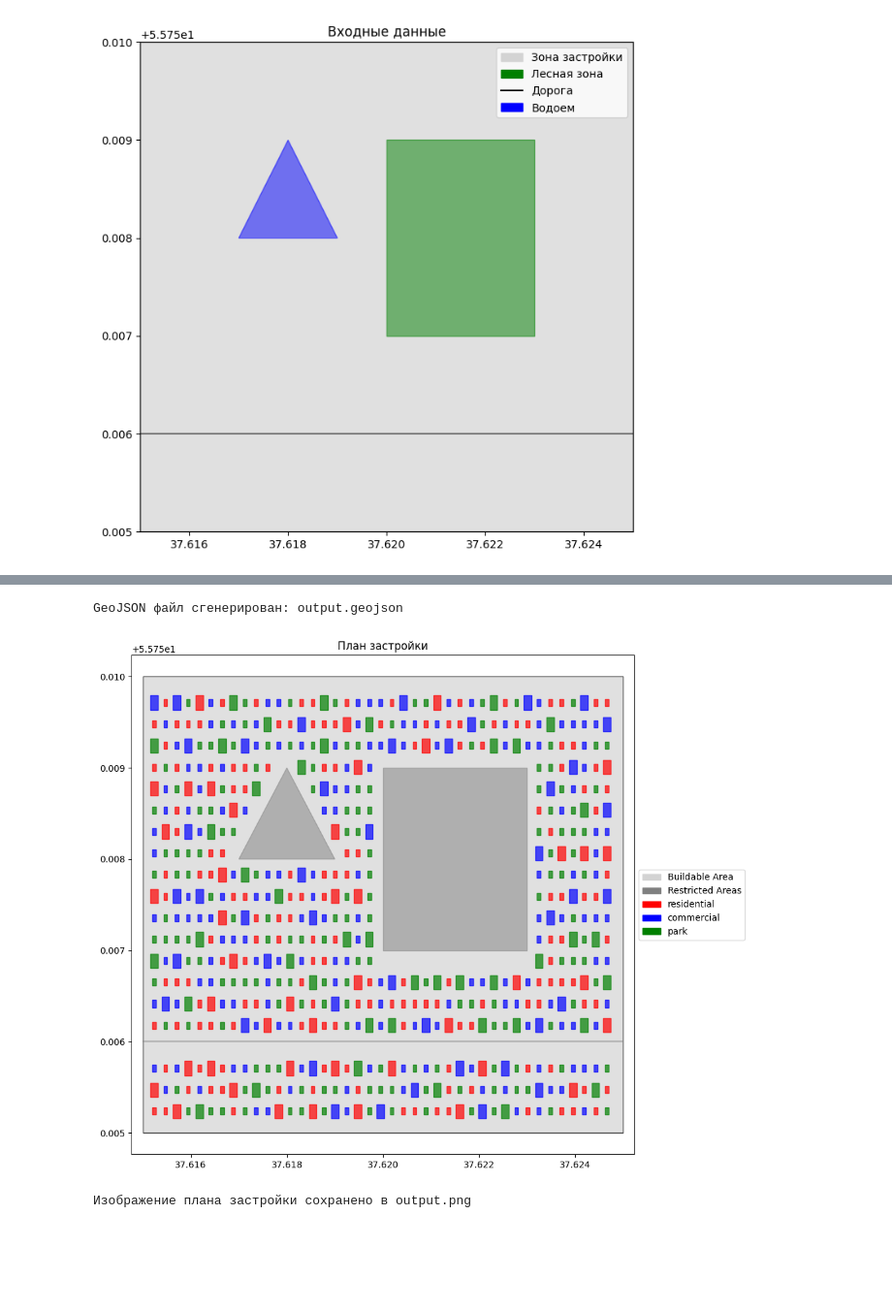
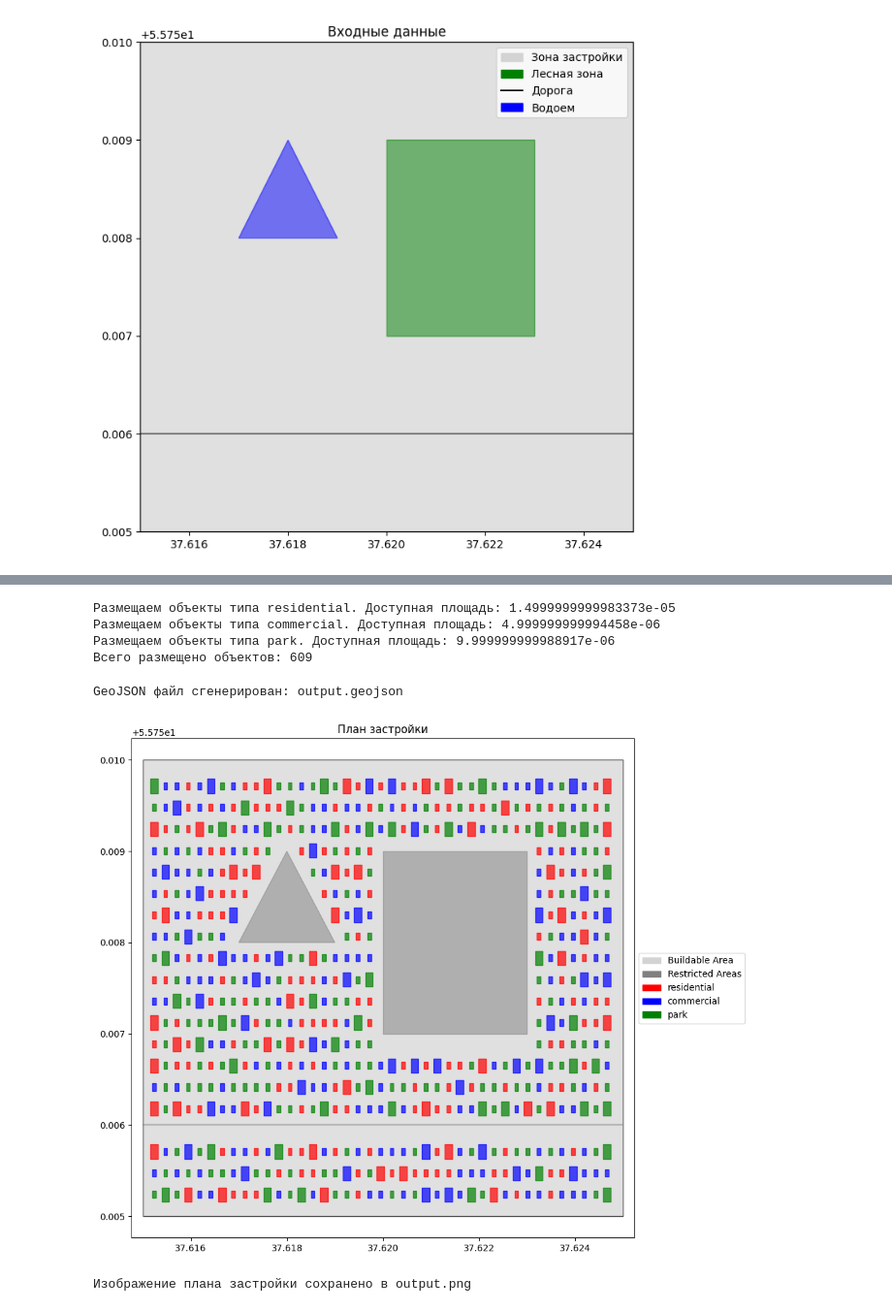
Before and after one commit to AirVetra/urban, a Jupyter notebook: urban.ipynb, the cells around one changed output, grey strips where cells are left out. Shown: that part at 97% size. Drawn from its saved outputs; the diff is of its cells as text; code cells hidden in the pictures; blank space fills up the shorter version.

Commit message:
added objects parameters

```diff
--- a/urban.ipynb
+++ b/urban.ipynb
@@ -172 +160,22 @@ for obj_type, params in object_types.items():
+# %%
+# --- Создание сетки ---
+
+# Границы зоны застройки
+min_x, min_y, max_x, max_y = buildable_area.bounds
+
+# Шаг сетки (Берем максимальный из всех минимальных)
+grid_step = max([params["min_distance_deg"] for params in object_types_params.values()]) # object_types_params
+
+# Создание сетки точек
+grid_points = []
+x_coords = np.arange(min_x, max_x, grid_step)
+y_coords = np.arange(min_y, max_y, grid_step)
+
+for x in x_coords:
+    for y in y_coords:
+        point = shapely.geometry.Point(x, y)
+        grid_points.append(point)
+
+# Преобразование списка точек в GeoSeries
+grid_points = gpd.GeoSeries(grid_points)
 # %%
@@ -256,10 +202,53 @@ print(f"Всего размещено объектов: {len(placed_objects)}")
+# %%
+# --- Размещение объектов (Жадный алгоритм) ---
+
+placed_objects = []  #  Список для хранения ВСЕХ размещенных объектов
+available_area_total = buildable_area.area #Общая доступная площадь
+
+#  Перемешиваем точки для случайного размещения (один раз)
+grid_points = grid_points.sample(frac=1).reset_index(drop=True)
+
+#Размещаем разные типы
+for obj_type, params in object_types_params.items(): # object_types_params
+    available_area = available_area_total * OBJECT_TYPES[obj_type]["density"] #Вычисляем доступную площадь для данного типа
+    print(f"Размещаем объекты типа {obj_type}. Доступная площадь: {available_area}")
+
+    for point in grid_points:
+        # Создание геометрии объекта
+        building = shapely.geometry.box(point.x - params["building_size_deg"] / 2,
+                                        point.y - params["building_size_deg"] / 2,
+                                        point.x + params["building_size_deg"] / 2,
+                                        point.y + params["building_size_deg"] / 2)
+
+        # Проверка на пересечение с другими объектами
+        intersects = False
+        for other_obj in placed_objects: #Проверяем со всеми объектами
+            if building.intersects(other_obj.buffer(params["min_distance_deg"])): #Используем min_dist для данного типа
+                intersects = True
+                break
+
+        #Доп.проверка на вхождение в зону и отсутствие пересечения с ограничениями
+        if not intersects and building.within(buildable_area) and (restricted_areas is None or not building.intersects(restricted_areas)):
+            if building.area <= available_area:
+                placed_objects.append(building) #Добавляем в общий список
+                available_area -= building.area #Уменьшаем доступную площадь для данного типа
+            else:
+                print(f"Достигнут предел плотности застройки для типа {obj_type}.")
+                break
+
+print(f"Всего размещено объектов: {len(placed_objects)}")
+# %% [output]
+Размещаем объекты типа residential. Доступная площадь: 1.4999999999983373e-05
+Размещаем объекты типа commercial. Доступная площадь: 4.999999999994458e-06
+Размещаем объекты типа park. Доступная площадь: 9.999999999988917e-06
+Всего размещено объектов: 609
 # %%
 # --- Генерация GeoJSON ---
 
 # Создание списка Feature для ВСЕХ объектов
 all_features = []
 obj_counter = 0 #Счетчик для id
-for obj, obj_type in zip(placed_objects, [list(object_types.keys())[i%len(object_types)] for i in range(len(placed_objects))]): # Добавили obj_type
+for obj, obj_type in zip(placed_objects, [list(OBJECT_TYPES.keys())[i%len(OBJECT_TYPES)] for i in range(len(placed_objects))]): # OBJECT_TYPES
 
     feature = {
         "type": "Feature",
@@ -287,6 +276,8 @@ print("GeoJSON файл сгенерирован: output.geojson")
 GeoJSON файл сгенерирован: output.geojson
 # %%
 # --- Визуализация ---
+import matplotlib.patches as mpatches
+import matplotlib.lines as mlines
 
 fig, ax = plt.subplots(figsize=(10, 10))
 
@@ -313,8 +304,8 @@ restricted_area_patch = mpatches.Patch(color='gray', label='Restricted Areas')
 # Отрисовка размещенных объектов
 legend_handles = [buildable_area_patch, restricted_area_patch]
 
-for obj, obj_type in zip(placed_objects, [list(object_types.keys())[i%len(object_types)] for i in range(len(placed_objects))]):
-    color = object_types[obj_type]["color"]
+for obj, obj_type in zip(placed_objects, [list(OBJECT_TYPES.keys())[i%len(OBJECT_TYPES)] for i in range(len(placed_objects))]):  #OBJECT_TYPES
+    color = OBJECT_TYPES[obj_type]["color"] # OBJECT_TYPES
     if isinstance(obj, shapely.geometry.Polygon):
         polygon = mpatches.Polygon(list(obj.exterior.coords), color=color, alpha=0.7)
         ax.add_patch(polygon)
@@ -322,33 +313,33 @@ for obj, obj_type in zip(placed_objects, [list(object_types.keys())[i%len(object
 
 
 
 # Добавление легенды (без дубликатов)
 unique_handles = []
 unique_labels = []
 for handle, label in zip(legend_handles, [h.get_label() for h in legend_handles]):
     if label not in unique_labels:
         unique_labels.append(label)
         unique_handles.append(handle)
 
 
 plt.legend(handles=unique_handles, labels=unique_labels, loc='center left', bbox_to_anchor=(1, 0.5))
 
 # Установка заголовка
 plt.title("План застройки")
 
 # Установка пределов осей!
 minx, miny, maxx, maxy = buildable_area.bounds
-ax.set_xlim(minx - max_building_size_deg, maxx + max_building_size_deg)  #  Используем max_building_size_deg
+ax.set_xlim(minx - max_building_size_deg, maxx + max_building_size_deg)
 ax.set_ylim(miny - max_building_size_deg, maxy + max_building_size_deg)
 
 
 # Сохранение изображения
 plt.savefig("output.png")
 
 # Показ изображения
 plt.show()
 
 print("Изображение плана застройки сохранено в output.png")
 # %% [output]
-[figure, old version]
+[figure, new version]
 Изображение плана застройки сохранено в output.png
```
Also changed, not shown: parts of 5 cells of this notebook, 3 other files.
